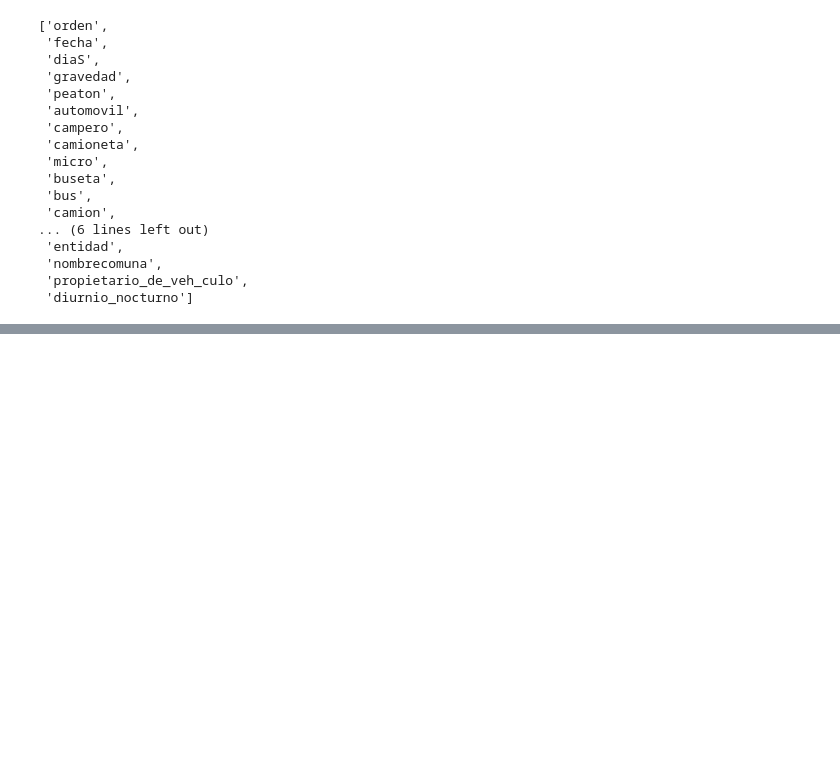
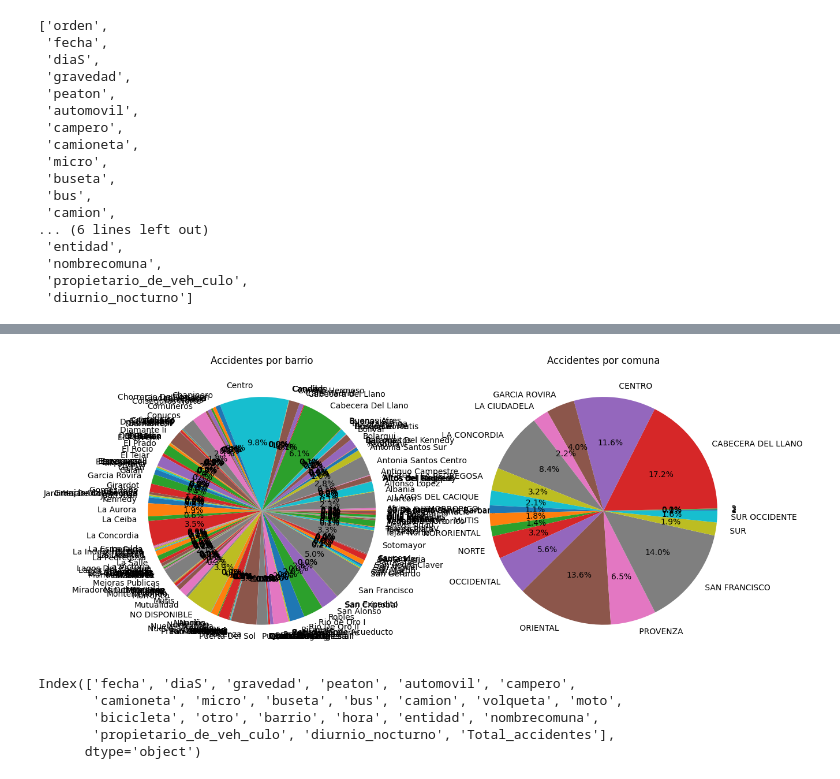
Before and after one commit to JuanDiego360/analisis_de_datos_Bootcamp_G68, a Jupyter notebook: viasualizacion_datos.ipynb, the cells around one changed output, grey strips where cells are left out. Drawn from its saved outputs; the diff is of its cells as text; code cells hidden in the pictures; blank space fills up the shorter version.

```diff
--- a/viasualizacion_datos.ipynb
+++ b/viasualizacion_datos.ipynb
@@ -235,0 +289,5 @@ array(['Con muertos', 'Solo daños', 'Con heridos'], dtype=object)
+# %%
+#Limpieza de datos Comuna
+df_ordenado[['n_Comuna', 'Comuna']] = df['nombrecomuna'].str.split('.', expand=True) #separar por .
+df_ordenado = df_ordenado.drop(columns=['n_Comuna',"nombrecomuna"])
+df_ordenado.head()
@@ -235,0 +302,5 @@ array(['Con muertos', 'Solo daños', 'Con heridos'], dtype=object)
+# %%
+cols = list(df_ordenado.columns) #lista las columnas y las convierte a lista
+cols.insert(4, cols.pop(-1)) #se mueve la columna Comuna a la posicion 4
+df_ordenado = df_ordenado[cols] #remplaza el df con ese nuevo orden
+df_ordenado.head()
@@ -235,0 +319,22 @@ array(['Con muertos', 'Solo daños', 'Con heridos'], dtype=object)
+# %%
+df_barrio = df_ordenado.groupby('barrio')['Total_accidentes'].sum()
+df_comuna = df_ordenado.groupby('Comuna')['Total_accidentes'].sum()
+# %%
+fig, axes= plt.subplots(1, 2, figsize=(14, 7)) #2 Diagramas
+plt.subplot(1,2,1) #primer grafico
+plt.pie(df_barrio,labels=df_barrio.index, autopct='%1.1f%%')
+plt.title("Accidentes por barrio")
+plt.subplot(1,2,2) #segundo grafico
+plt.pie(df_comuna,labels=df_comuna.index, autopct='%1.1f%%')
+plt.title("Accidentes por comuna")
+plt.show()
+# %% [output]
+[figure, added]
+# %%
+df.columns
+# %% [output]
+Index(['fecha', 'diaS', 'gravedad', 'peaton', 'automovil', 'campero',
+       'camioneta', 'micro', 'buseta', 'bus', 'camion', 'volqueta', 'moto',
+       'bicicleta', 'otro', 'barrio', 'hora', 'entidad', 'nombrecomuna',
+       'propietario_de_veh_culo', 'diurnio_nocturno', 'Total_accidentes'],
+      dtype='object')
```
Also changed, not shown: parts of 19 cells of this notebook, 2 other files.
